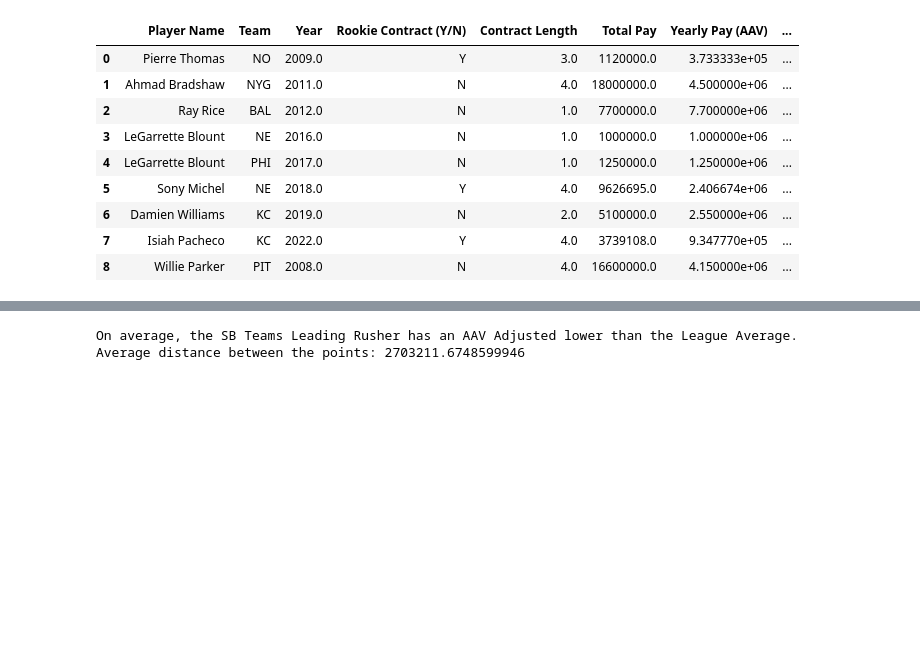
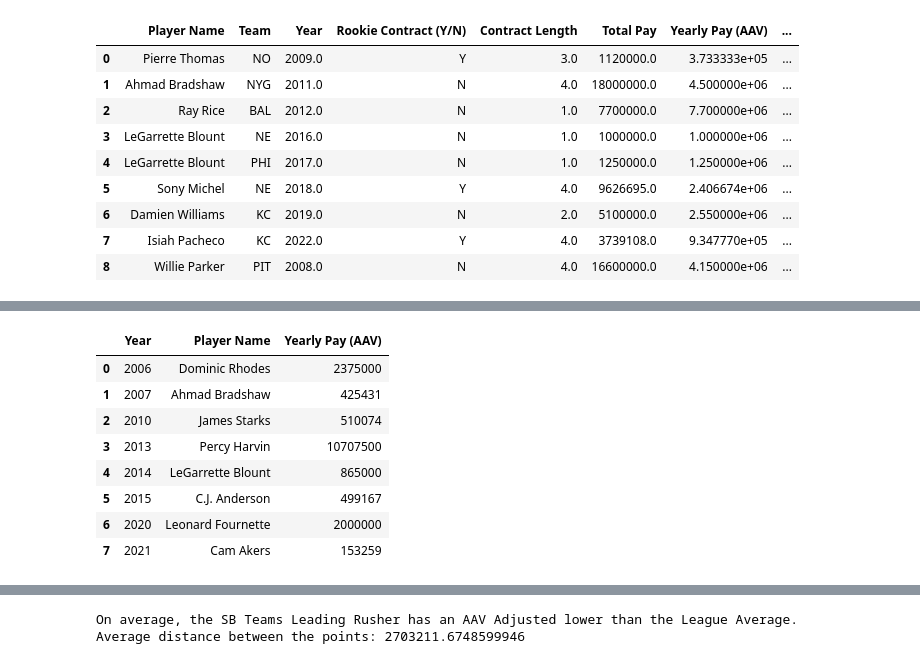
Before and after one commit to nick-smith-87/NFL_Momentum_Research, a Jupyter notebook: Running Backs/Injuries.ipynb, the cells around one changed output, grey strips where cells are left out. Drawn from its saved outputs; the diff is of its cells as text; code cells hidden in the pictures; blank space fills up the shorter version.

```diff
--- a/Running Backs/Injuries.ipynb
+++ b/Running Backs/Injuries.ipynb
@@ -120,3 +121,18 @@ SBRBSNG
+# %%
+# Convert the list to a DataFrame
+SBRBGNS = pd.DataFrame(year_player_game_not_season_array, columns=['Year', 'Player Name', 'Yearly Pay (AAV)'])
+
+SBRBGNS
+# %% [output]
+|  | Year | Player Name | Yearly Pay (AAV) |
+| 0 | 2006 | Dominic Rhodes | 2375000 |
+| 1 | 2007 | Ahmad Bradshaw | 425431 |
+| 2 | 2010 | James Starks | 510074 |
+| 3 | 2013 | Percy Harvin | 10707500 |
+| 4 | 2014 | LeGarrette Blount | 865000 |
+| 5 | 2015 | C.J. Anderson | 499167 |
+| 6 | 2020 | Leonard Fournette | 2000000 |
+| 7 | 2021 | Cam Akers | 153259 |
 # %%
 # Filtering the DataFrame based on the lists
 played_in_sb = SBRBS[SBRBS['Player Name'].isin(superbowlWinningTeamGameLeadRushers)]
```
Also changed, not shown: parts of 7 cells of this notebook.
